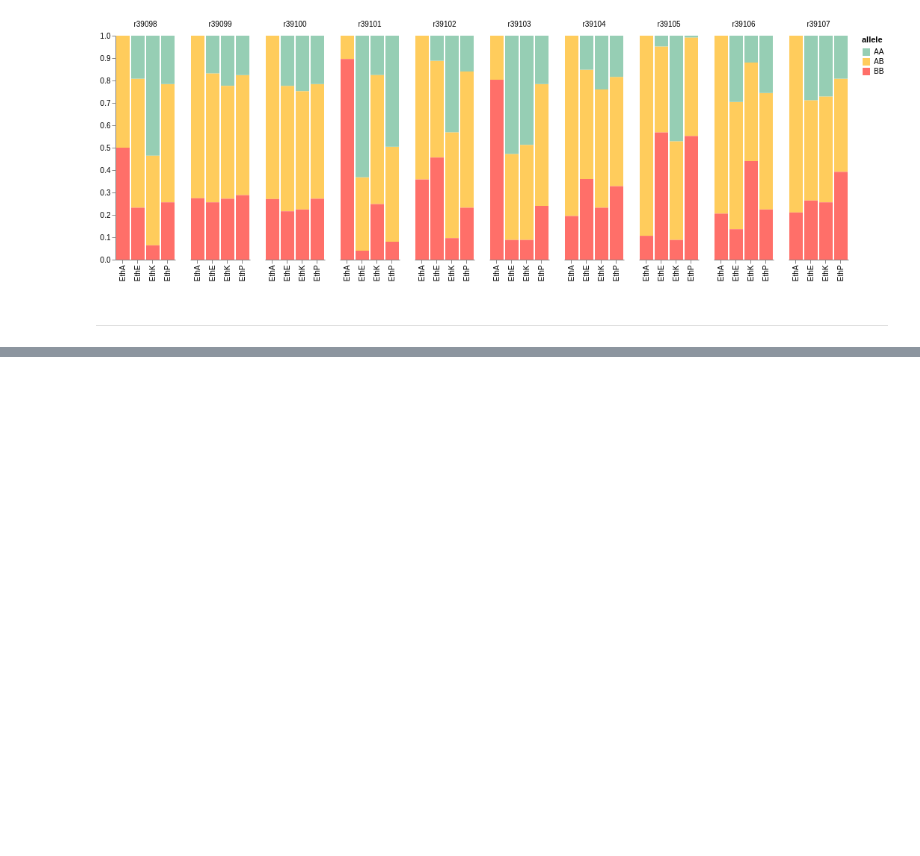
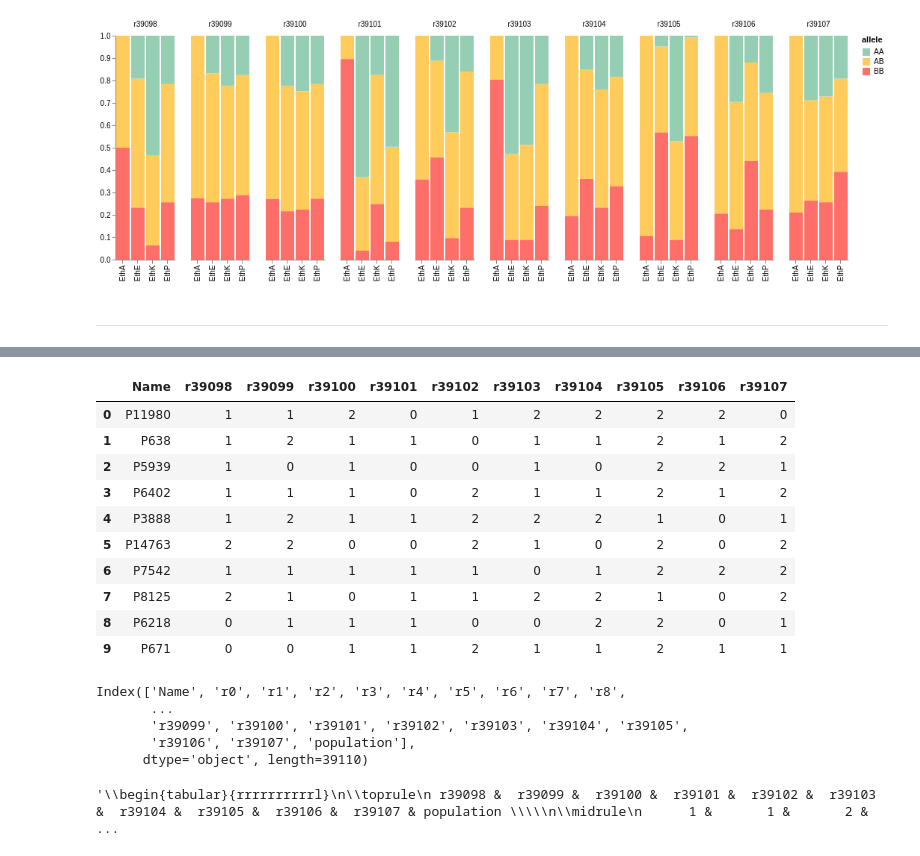
Before and after one commit to victoradell/single-nucleotide-polymorphisms, a Jupyter notebook: notebooks/snp_visualization.ipynb, the cells around one changed output, grey strips where cells are left out. Cells and saved outputs as stored; diff of their text form; code cells hidden in the pictures; blank space fills up the shorter version.

```diff
--- a/notebooks/snp_visualization.ipynb
+++ b/notebooks/snp_visualization.ipynb
@@ -106,0 +119,26 @@ df.iloc[:10, :10].to_latex()
+# %%
+df.iloc[:10, np.r_[0, -11:-1]]
+# %% [output]
+|  | Name | r39098 | r39099 | r39100 | r39101 | r39102 | r39103 | r39104 | r39105 | r39106 | r39107 |
+| 0 | P11980 | 1 | 1 | 2 | 0 | 1 | 2 | 2 | 2 | 2 | 0 |
+| 1 | P638 | 1 | 2 | 1 | 1 | 0 | 1 | 1 | 2 | 1 | 2 |
+| 2 | P5939 | 1 | 0 | 1 | 0 | 0 | 1 | 0 | 2 | 2 | 1 |
+| 3 | P6402 | 1 | 1 | 1 | 0 | 2 | 1 | 1 | 2 | 1 | 2 |
+| 4 | P3888 | 1 | 2 | 1 | 1 | 2 | 2 | 2 | 1 | 0 | 1 |
+| 5 | P14763 | 2 | 2 | 0 | 0 | 2 | 1 | 0 | 2 | 0 | 2 |
+| 6 | P7542 | 1 | 1 | 1 | 1 | 1 | 0 | 1 | 2 | 2 | 2 |
+| 7 | P8125 | 2 | 1 | 0 | 1 | 1 | 2 | 2 | 1 | 0 | 2 |
+| 8 | P6218 | 0 | 1 | 1 | 1 | 0 | 0 | 2 | 2 | 0 | 1 |
+| 9 | P671 | 0 | 0 | 1 | 1 | 2 | 1 | 1 | 2 | 1 | 1 |
+# %%
+df.columns
+# %% [output]
+Index(['Name', 'r0', 'r1', 'r2', 'r3', 'r4', 'r5', 'r6', 'r7', 'r8',
+       ...
+       'r39099', 'r39100', 'r39101', 'r39102', 'r39103', 'r39104', 'r39105',
+       'r39106', 'r39107', 'population'],
+      dtype='object', length=39110)
+# %%
+df.iloc[:10, np.r_[-11:0]].to_latex(index=False)
+# %% [output]
+'\\begin{tabular}{rrrrrrrrrrl}\n\\toprule\n r39098 &  r39099 &  r39100 &  r39101 &  r39102 &  r39103 &  r39104 &  r39105 &  r39106 &  r39107 & population \\\\\n\\midrule\n      1 &       1 &       2 & ...
```
Also changed, not shown: parts of 2 cells of this notebook, 1 other file.
